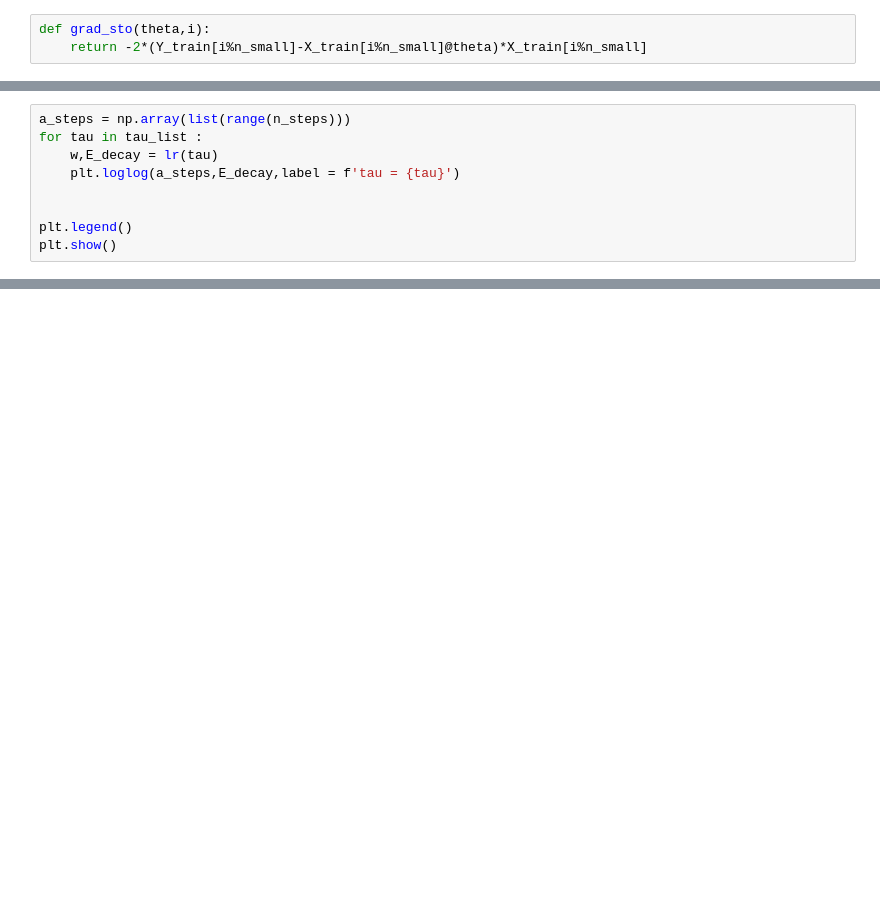
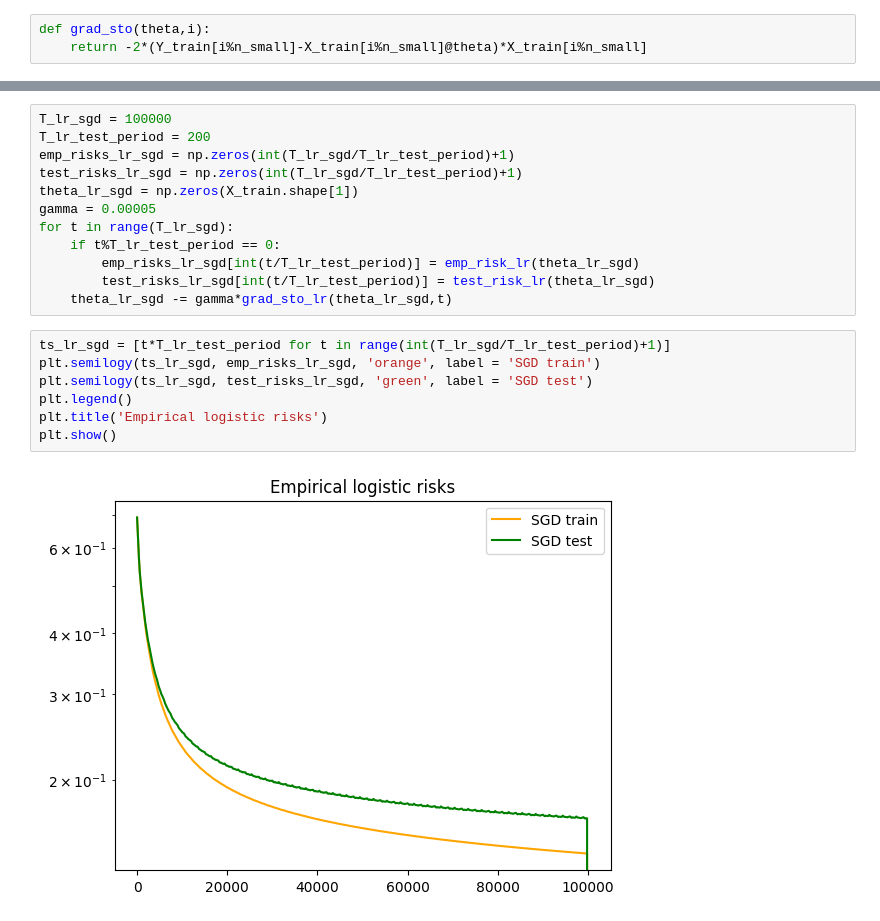
Before and after one commit to Hazdard/AppStat, a Jupyter notebook: DM_1/Sacha-Ben-Arous-DM1.ipynb, the cells around one changed output, grey strips where cells are left out. Cells and saved outputs as stored; diff of their text form; blank space fills up the shorter version.

```diff
--- a/DM_1/Sacha-Ben-Arous-DM1.ipynb
+++ b/DM_1/Sacha-Ben-Arous-DM1.ipynb
@@ -131,9 +123,0 @@ tau_list = [0.5,0.1,0.7]
-# %%
-a_steps = np.array(list(range(n_steps)))
-for tau in tau_list :
-    w,E_decay = lr(tau)
-    plt.loglog(a_steps,E_decay,label = f'tau = {tau}')
-
-
-plt.legend()
-plt.show()
@@ -146,0 +147,21 @@ plt.show()
+# %%
+T_lr_sgd = 100000
+T_lr_test_period = 200
+emp_risks_lr_sgd = np.zeros(int(T_lr_sgd/T_lr_test_period)+1)
+test_risks_lr_sgd = np.zeros(int(T_lr_sgd/T_lr_test_period)+1)
+theta_lr_sgd = np.zeros(X_train.shape[1])
+gamma = 0.00005
+for t in range(T_lr_sgd):
+    if t%T_lr_test_period == 0:
+        emp_risks_lr_sgd[int(t/T_lr_test_period)] = emp_risk_lr(theta_lr_sgd)
+        test_risks_lr_sgd[int(t/T_lr_test_period)] = test_risk_lr(theta_lr_sgd)
+    theta_lr_sgd -= gamma*grad_sto_lr(theta_lr_sgd,t)
+# %%
+ts_lr_sgd = [t*T_lr_test_period for t in range(int(T_lr_sgd/T_lr_test_period)+1)]
+plt.semilogy(ts_lr_sgd, emp_risks_lr_sgd, 'orange', label = 'SGD train')
+plt.semilogy(ts_lr_sgd, test_risks_lr_sgd, 'green', label = 'SGD test')
+plt.legend()
+plt.title('Empirical logistic risks')
+plt.show()
+# %% [output]
+[figure, added]
```
Also changed, not shown: parts of 26 cells of this notebook, 2 other files.
